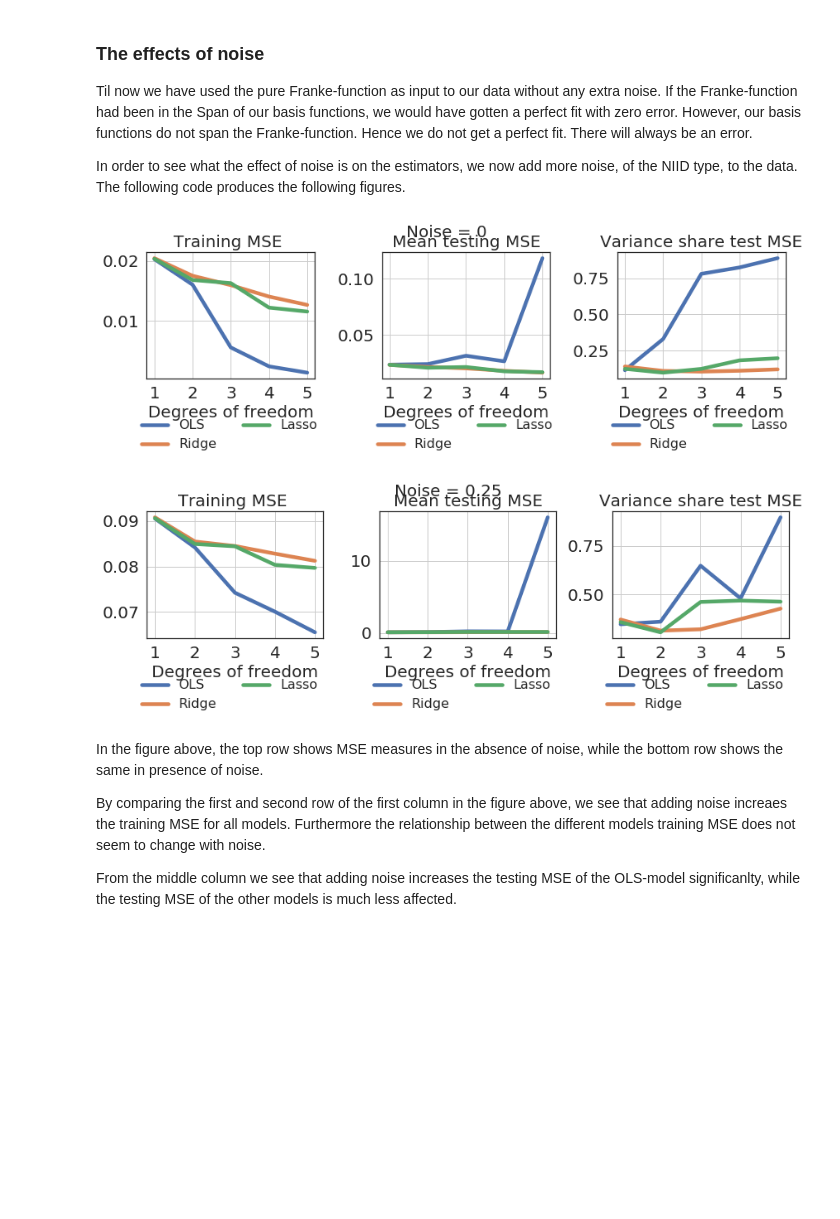
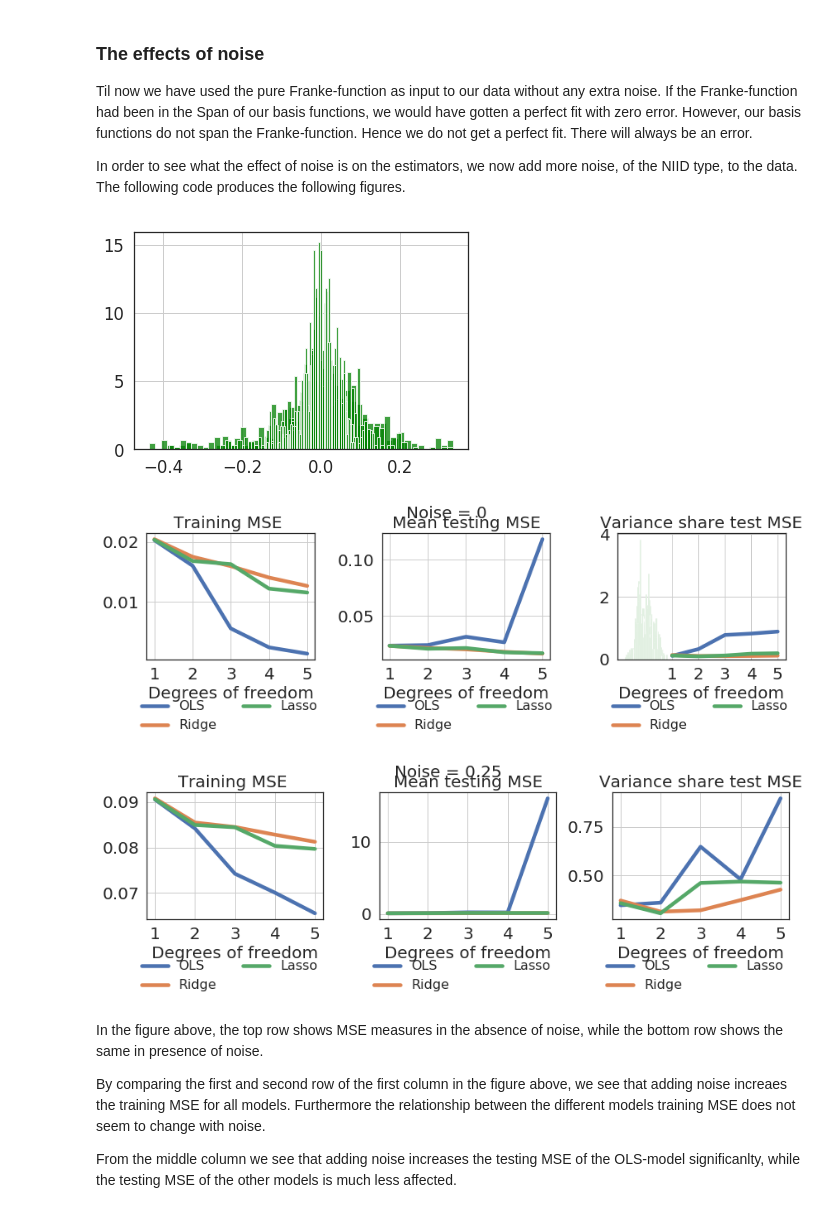
Before and after one commit to kaaja/ADAML, a Jupyter notebook: m1/m1Class.ipynb, the cells around one changed output. Saved outputs shown, nothing was run; the diff lists cells and outputs as text; code cells hidden in the pictures; blank space fills up the shorter version.

Commit message:
histogram in mseAllModels not good yet

```diff
--- a/m1/m1Class.ipynb
+++ b/m1/m1Class.ipynb
@@ -120,11 +119,12 @@ In order to see what the effect of noise is on the estimators, we now add more n
 # %%
 noises = [0, 0.25]
 for noise in noises:
-    tst1.mseAllModels(noise, franke=True)
+    tst1.mseAllModels(noise, franke=True, plotResiduals=True)
     tst1.mseAllModelsPlot()
 # %% [output]
-[figure, old version]
+[figure, new version]
-[figure, old version]
+[figure, new version]
+[figure, added]
 # %% [markdown]
 In the figure above, the top row shows MSE measures in the absence of noise, while the bottom row shows the same in presence of noise. <br>
 
```
Also changed, not shown: parts of 2 cells of this notebook, 1 other file.
